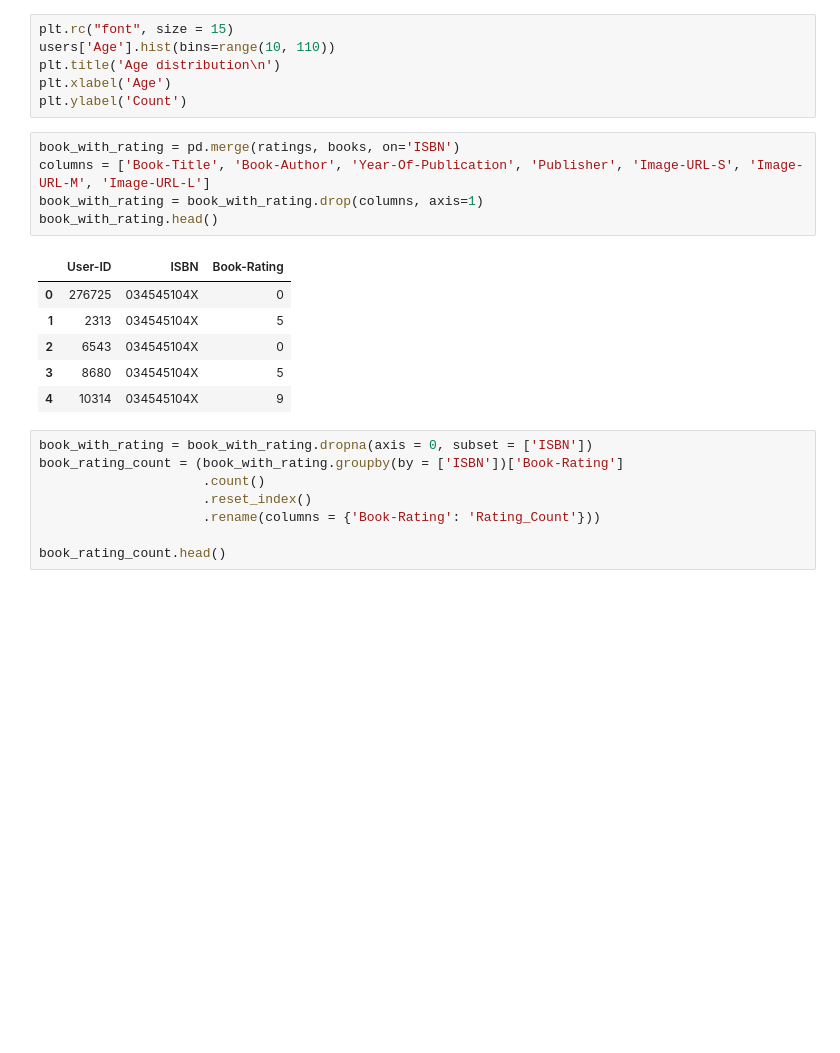
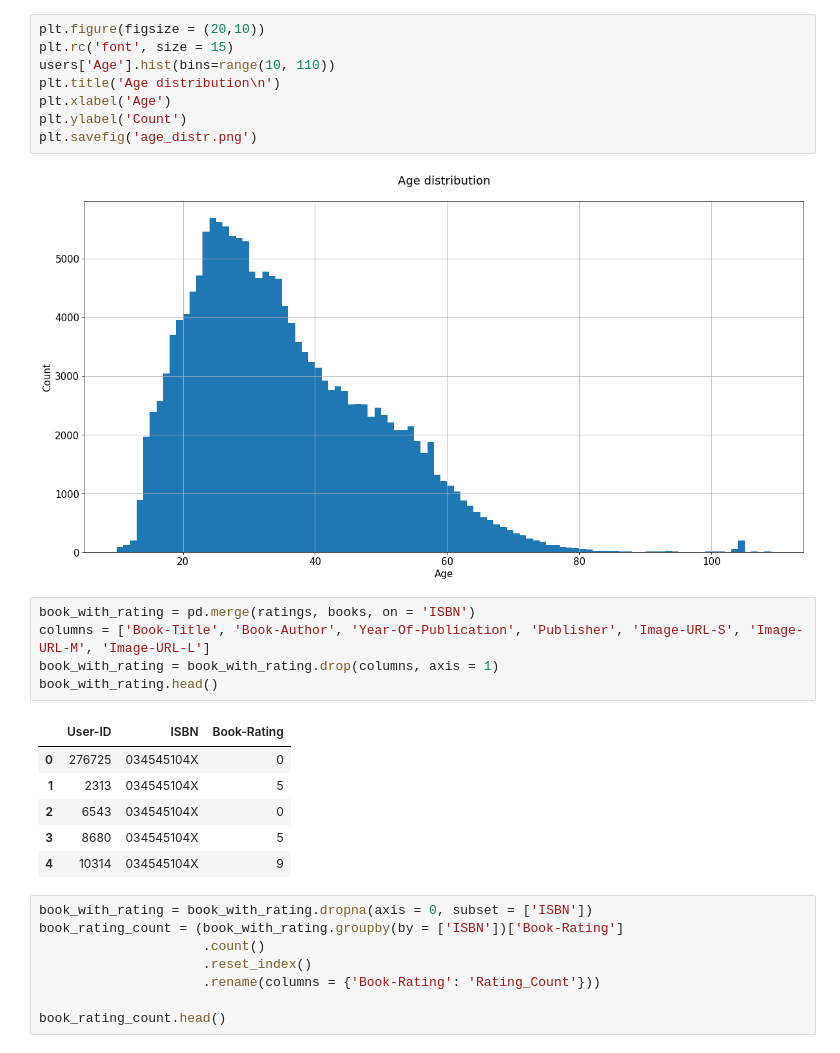
Before and after one commit to lachaka/book-recommendation, a Jupyter notebook: book-recommendation-engine.ipynb, the cells around one changed output. Saved outputs shown, nothing was run; the diff lists cells and outputs as text; blank space fills up the shorter version.

```diff
--- a/book-recommendation-engine.ipynb
+++ b/book-recommendation-engine.ipynb
@@ -43,13 +77,17 @@ plt.ylabel('Count')
 # %%
-plt.rc("font", size = 15)
+plt.figure(figsize = (20,10))
+plt.rc('font', size = 15)
 users['Age'].hist(bins=range(10, 110))
 plt.title('Age distribution\n')
 plt.xlabel('Age')
 plt.ylabel('Count')
+plt.savefig('age_distr.png')
+# %% [output]
+[figure, added]
 # %%
-book_with_rating = pd.merge(ratings, books, on='ISBN')
+book_with_rating = pd.merge(ratings, books, on = 'ISBN')
 columns = ['Book-Title', 'Book-Author', 'Year-Of-Publication', 'Publisher', 'Image-URL-S', 'Image-URL-M', 'Image-URL-L']
-book_with_rating = book_with_rating.drop(columns, axis=1)
+book_with_rating = book_with_rating.drop(columns, axis = 1)
 book_with_rating.head()
 # %% [output]
 |  | User-ID | ISBN | Book-Rating |
```
Also changed, not shown: parts of 21 cells of this notebook.
